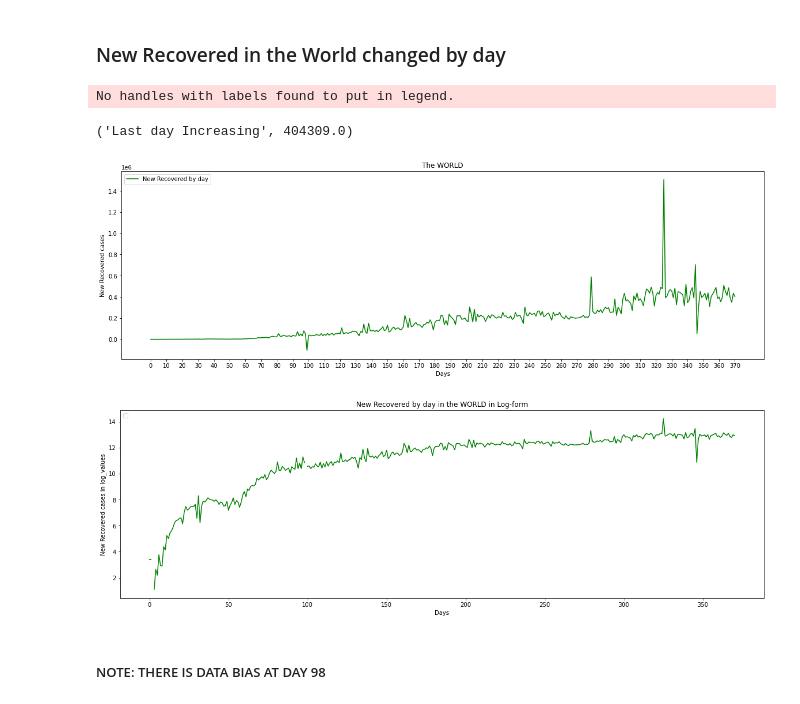
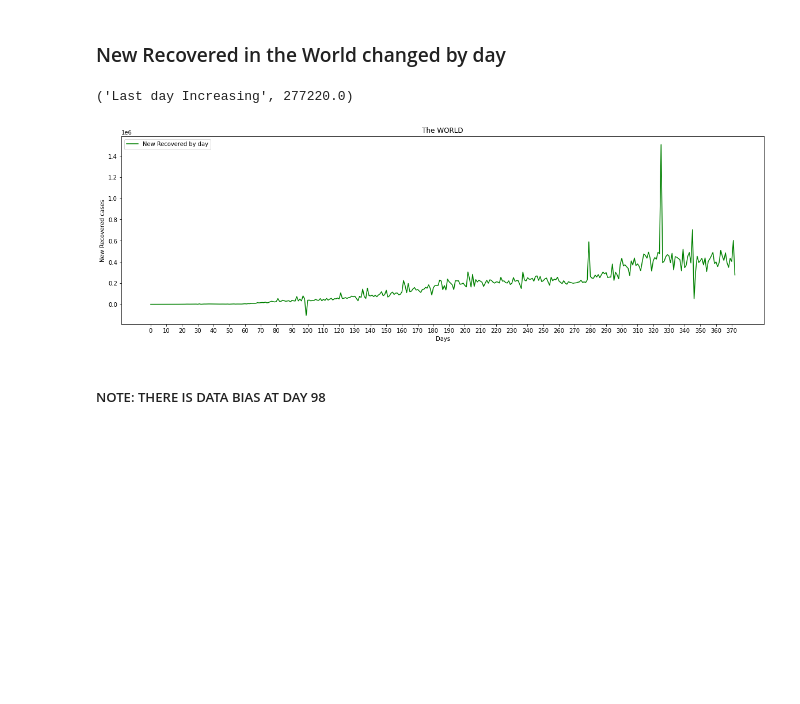
Before and after one commit to lphan/ML-Practices, a Jupyter notebook: 18_Covid-19/18_Covid-19_recovered.ipynb, the cells around one changed output. Drawn from its saved outputs; the diff is of its cells as text; code cells hidden in the pictures; blank space fills up the shorter version.

```diff
--- a/18_Covid-19/18_Covid-19_recovered.ipynb
+++ b/18_Covid-19/18_Covid-19_recovered.ipynb
@@ -35,25 +35,16 @@ Total recovered last day:  65561576.0
 # %%
 plt.figure(1)
 plt.xticks(np.arange(0, max(x_dat)+1, 10))
 plt.plot(x_dat, newRecoveredByDay, color='green', label="New Recovered by day")
 plt.xlabel('Days')
 plt.ylabel('New Recovered cases')
 plt.title("The WORLD")
 plt.legend(loc='upper left')
 
-plt.figure(2)
-plt.plot(x_dat, np.log(newRecoveredByDay), color='green')
-plt.xlabel('Days')
-plt.ylabel('New Recovered cases in log_values')
-plt.title("New Recovered by day in the WORLD in Log-form")
-plt.legend(loc='upper left')
-
 ('Last day Increasing', totalrecovered_by_day[-1]-totalrecovered_by_day[-2])
 # %% [output]
-No handles with labels found to put in legend.
+('Last day Increasing', 277220.0)
-('Last day Increasing', 404309.0)
-[figure, old version]
+[figure, new version]
-[figure, removed]
 # %% [markdown]
 ##### NOTE: THERE IS DATA BIAS AT DAY 98
 # %% [markdown]
```
Also changed, not shown: parts of 5 cells of this notebook, 13 other files.
